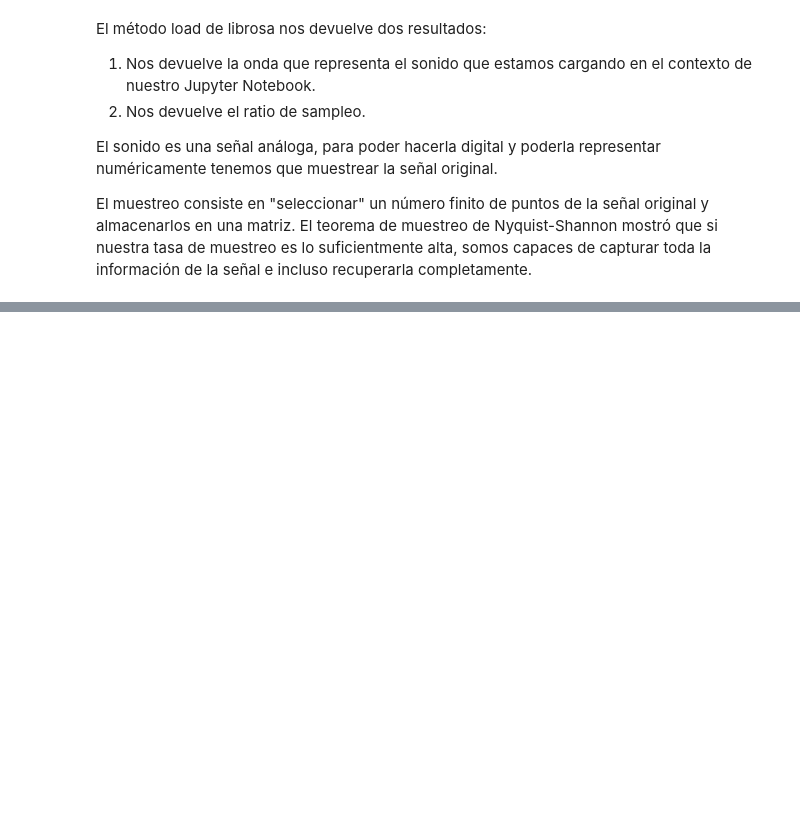
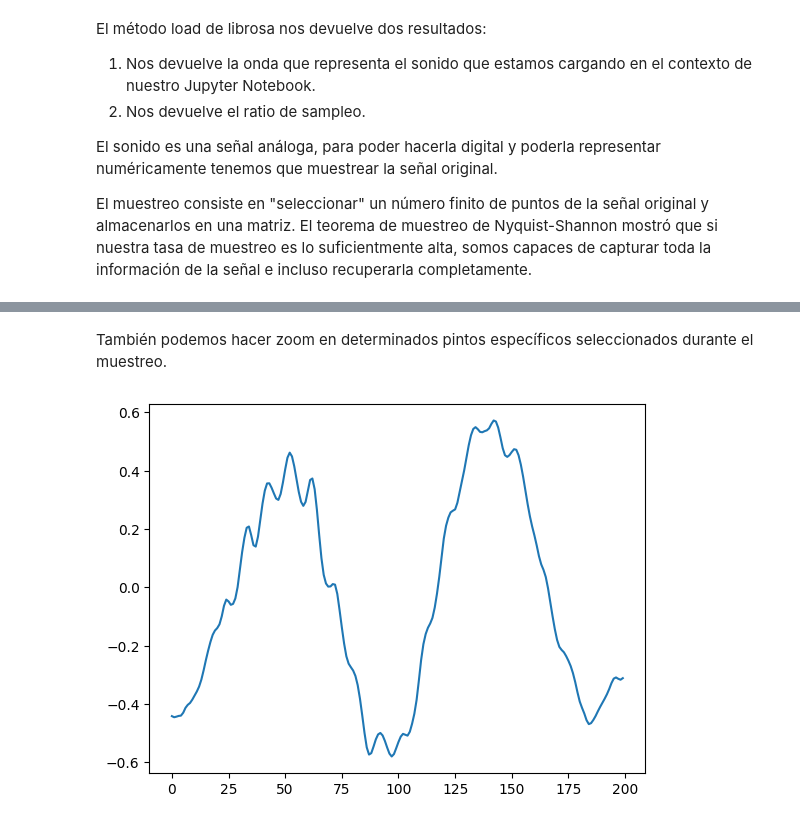
Before and after one commit to LuisPerdomo123/Inteligencia-Computacional, a Jupyter notebook: Perceptron_Multicapa_Caso_Practico_III.ipynb, the cells around one changed output, grey strips where cells are left out. Saved outputs shown, nothing was run; the diff lists cells and outputs as text; code cells hidden in the pictures; blank space fills up the shorter version.

```diff
--- a/Perceptron_Multicapa_Caso_Practico_III.ipynb
+++ b/Perceptron_Multicapa_Caso_Practico_III.ipynb
@@ -80,0 +110,7 @@ El muestreo consiste en "seleccionar" un número finito de puntos de la señal o
+# %% [markdown]
+También podemos hacer zoom en determinados pintos específicos seleccionados durante el muestreo.
+# %%
+plt.plot(wav[1000:1200])
+plt.show()
+# %% [output]
+[figure, added]
```
Also changed, not shown: parts of 10 cells of this notebook.
